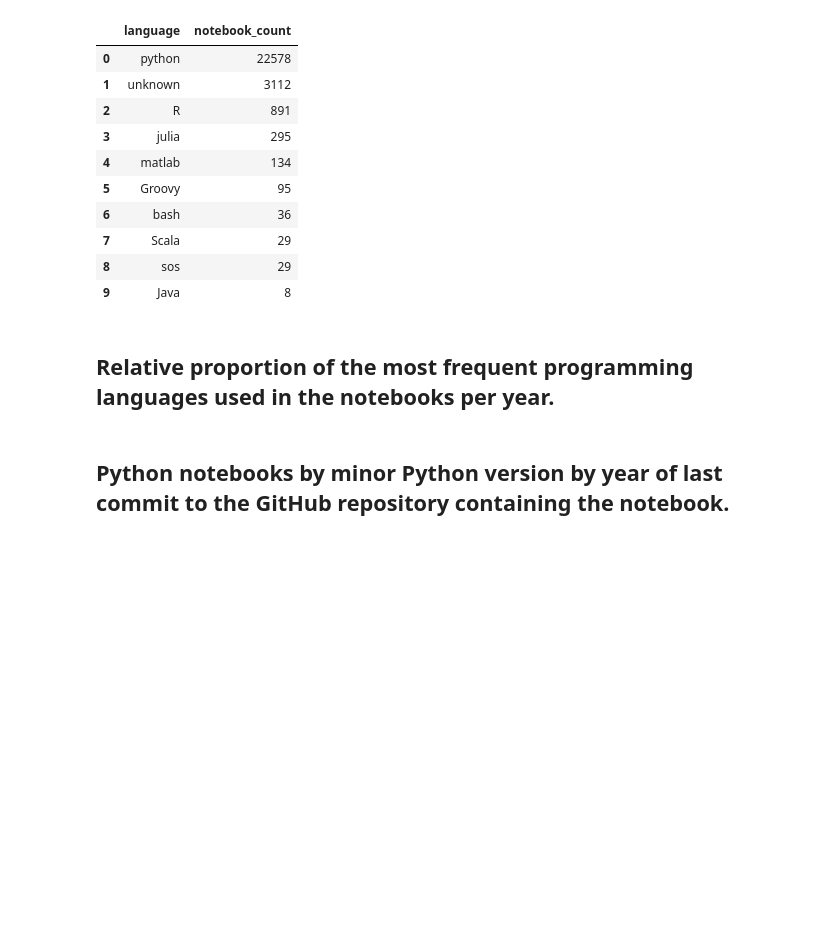
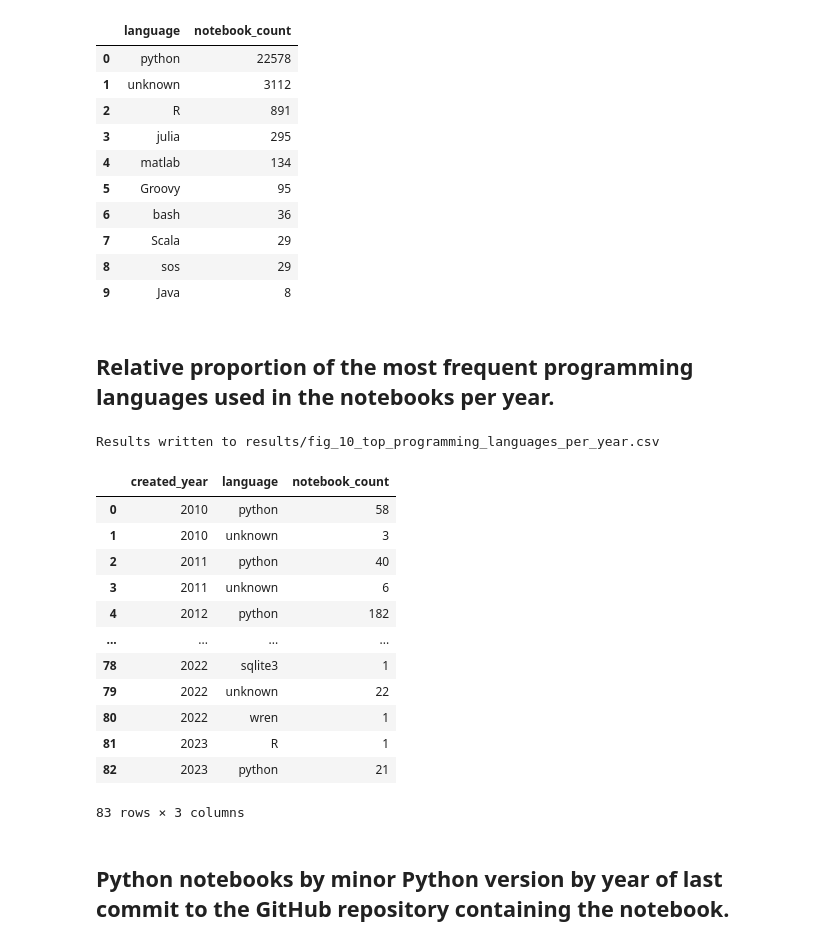
Before and after one commit to fusion-jena/fairjupyter, a Jupyter notebook: notebooks/FAIRJupyter_SPARQL.ipynb, the cells around one changed output. Cells and saved outputs as stored; diff of their text form; code cells hidden in the pictures; blank space fills up the shorter version.

```diff
--- a/notebooks/FAIRJupyter_SPARQL.ipynb
+++ b/notebooks/FAIRJupyter_SPARQL.ipynb
@@ -303,23 +303,37 @@ Results written to results/fig_9_programming_languages.csv
 ## Relative proportion of the most frequent programming languages used in the notebooks per year.
 # %%
 query_string = """
-SELECT ?created_year ?language (COUNT(?notebook) as ?notebook_count)
+SELECT ?created_year ?language (COUNT(?notebook) AS ?notebook_count)
 WHERE {
   ?notebook a <https://w3id.org/reproduceme/Notebook> ;
-            <http://purl.org/pav/retrievedFrom>  ?repository ;
+            <http://purl.org/pav/retrievedFrom> ?repository ;
             <https://w3id.org/reproduceme/language> ?language ;
             <https://w3id.org/reproduceme/language_version> ?version .
   ?repository <https://w3id.org/reproduceme/created_at> ?created_at .
-  BIND(REPLACE(str(?created_at), "(\\d*)-.*", "$1") AS ?created_year)
+  BIND(REPLACE(str(?created_at), "^([0-9]{4})-.*", "$1") AS ?created_year)
 }
 GROUP BY ?created_year ?language
 ORDER BY ?created_year ?language
+"""
 
-
-"""
 csv_filename = 'fig_10_top_programming_languages_per_year'
 results = query_and_display_results(query_string, csv_filename)
 results
+# %% [output]
+Results written to results/fig_10_top_programming_languages_per_year.csv
+|  | created_year | language | notebook_count |
+| 0 | 2010 | python | 58 |
+| 1 | 2010 | unknown | 3 |
+| 2 | 2011 | python | 40 |
+| 3 | 2011 | unknown | 6 |
+| 4 | 2012 | python | 182 |
+| ... | ... | ... | ... |
+| 78 | 2022 | sqlite3 | 1 |
+| 79 | 2022 | unknown | 22 |
+| 80 | 2022 | wren | 1 |
+| 81 | 2023 | R | 1 |
+| 82 | 2023 | python | 21 |
+83 rows × 3 columns
 # %% [markdown]
 ## Python notebooks by minor Python version by year of last commit to the GitHub repository containing the notebook.
 # %%
```
Also changed, not shown: parts of 4 cells of this notebook, 1 other file.
